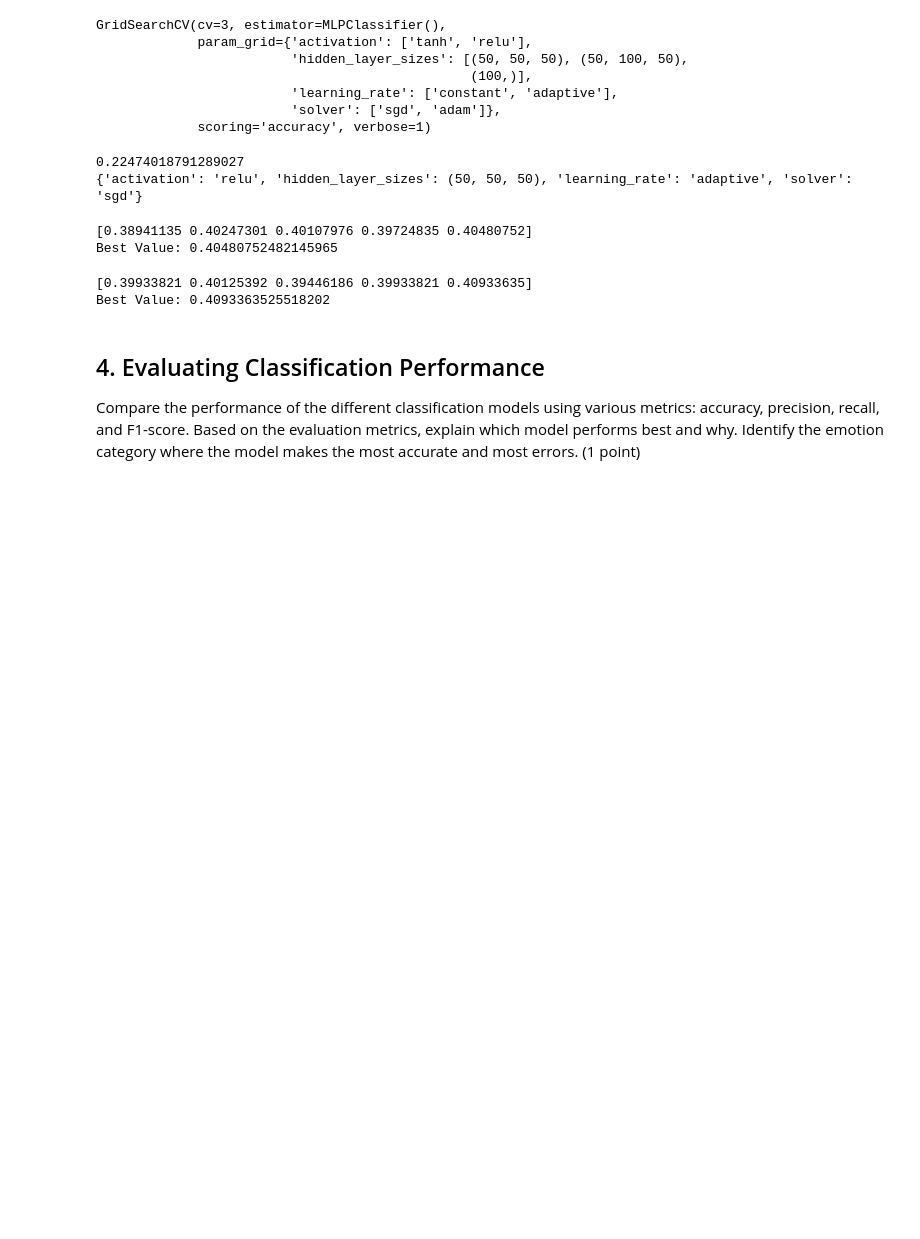
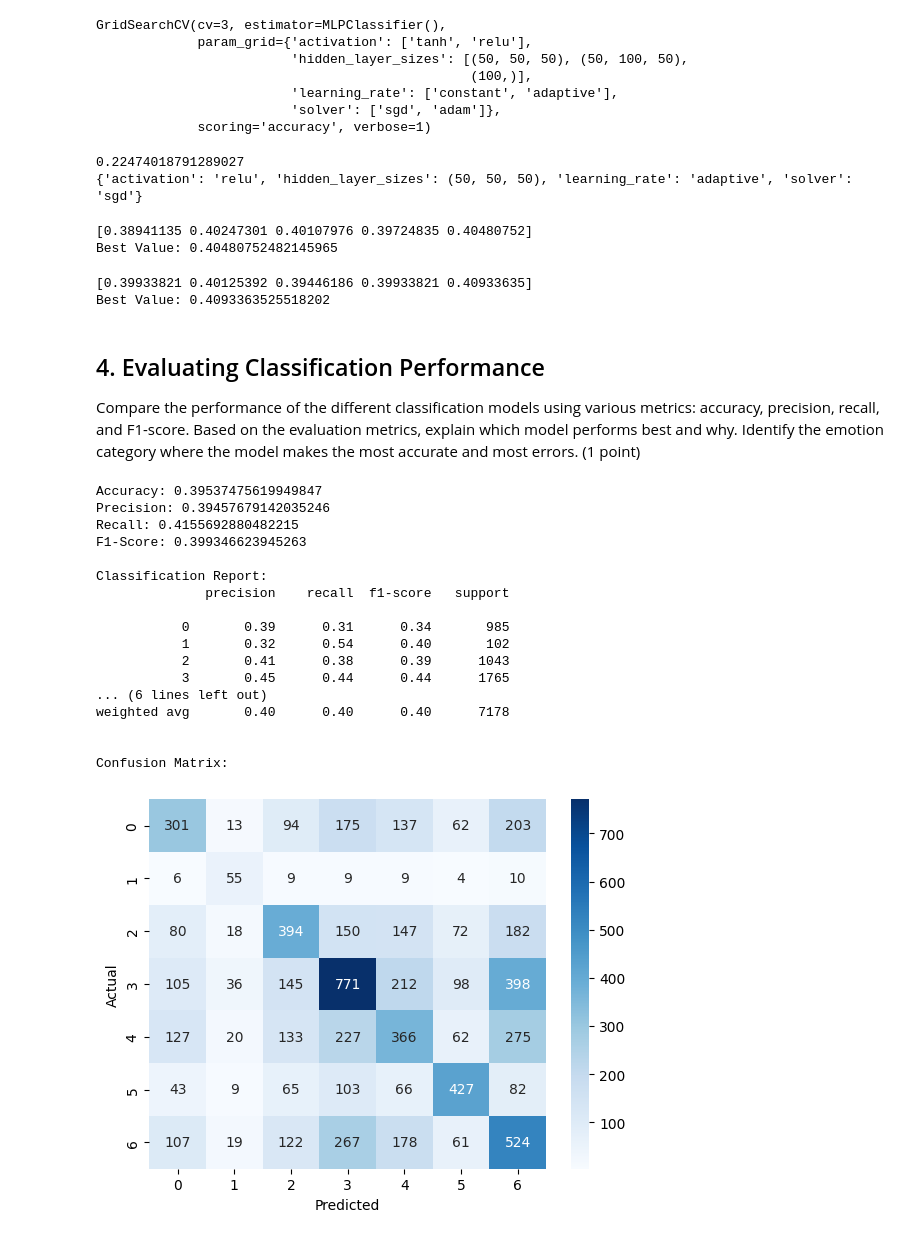
Before and after one commit to xaikyou/Fundamental-ML, a Jupyter notebook: notebooks/EDA.ipynb, the cells around one changed output. Drawn from its saved outputs; the diff is of its cells as text; code cells hidden in the pictures; blank space fills up the shorter version.

Commit message:
evaluate original data

```diff
--- a/notebooks/EDA.ipynb
+++ b/notebooks/EDA.ipynb
@@ -506,0 +515,45 @@ Based on the evaluation metrics, explain which model performs best and why. Iden
+# %%
+def evaluate_model(model, testX, testY):
+    predictions = model.predict(testX)
+    accuracy = accuracy_score(testY, predictions)
+    precision = precision_score(testY, predictions, average='macro')
+    recall = recall_score(testY, predictions, average='macro')
+    f1 = f1_score(testY, predictions, average='macro')
+
+    print(f"Accuracy: {accuracy}")
+    print(f"Precision: {precision}")
+    print(f"Recall: {recall}")
+    print(f"F1-Score: {f1}")
+
+    print("\nClassification Report:")
+    print(classification_report(testY, predictions))
+
+    print("\nConfusion Matrix:")
+    cm = confusion_matrix(testY, predictions)
+    sns.heatmap(cm, annot=True, fmt='d', cmap='Blues', xticklabels=range(7), yticklabels=range(7))
+    plt.ylabel('Actual')
+    plt.xlabel('Predicted')
+    plt.show()
+# %%
+knn = KNeighborsClassifier(n_neighbors=3, weights='distance', n_jobs=-1)
+knn.fit(trainX, trainY)
+evaluate_model(knn, testX, testY)
+# %% [output]
+Accuracy: 0.39537475619949847
+Precision: 0.39457679142035246
+Recall: 0.4155692880482215
+F1-Score: 0.399346623945263
+
+Classification Report:
+              precision    recall  f1-score   support
+
+           0       0.39      0.31      0.34       985
+           1       0.32      0.54      0.40       102
+           2       0.41      0.38      0.39      1043
+           3       0.45      0.44      0.44      1765
+... (6 lines left out)
+weighted avg       0.40      0.40      0.40      7178
+
+
+Confusion Matrix:
+[figure, added]
```
Also changed, not shown: parts of 5 cells of this notebook.
